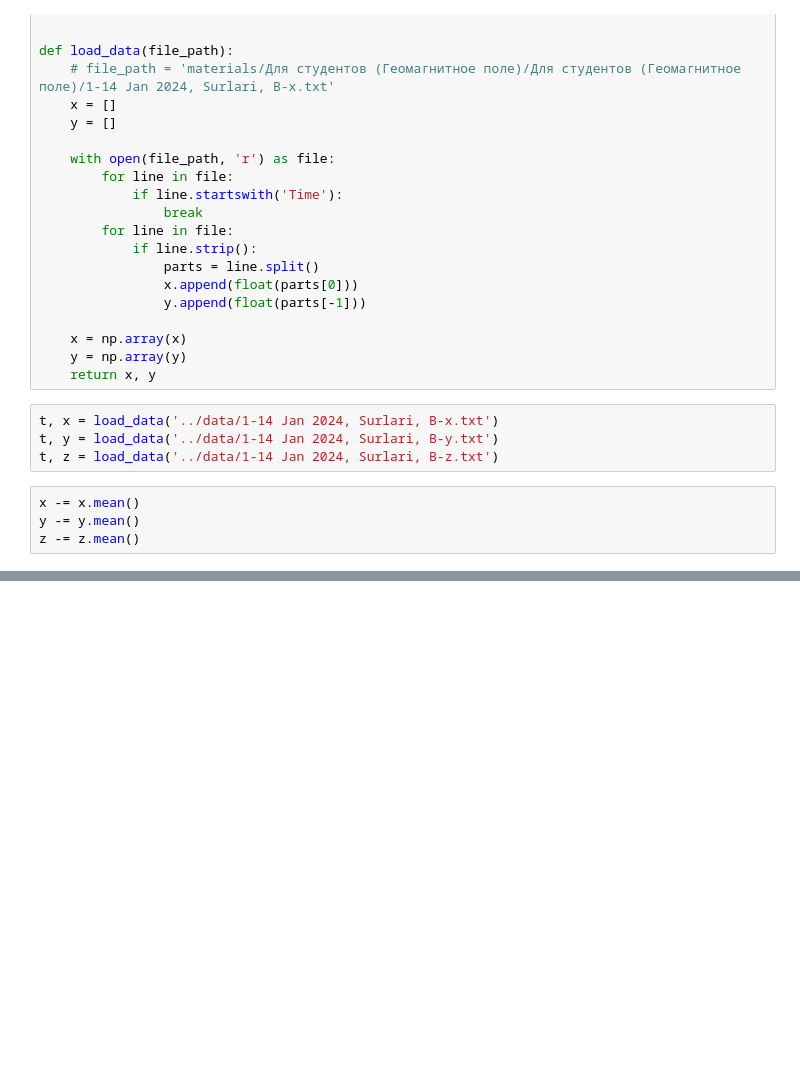
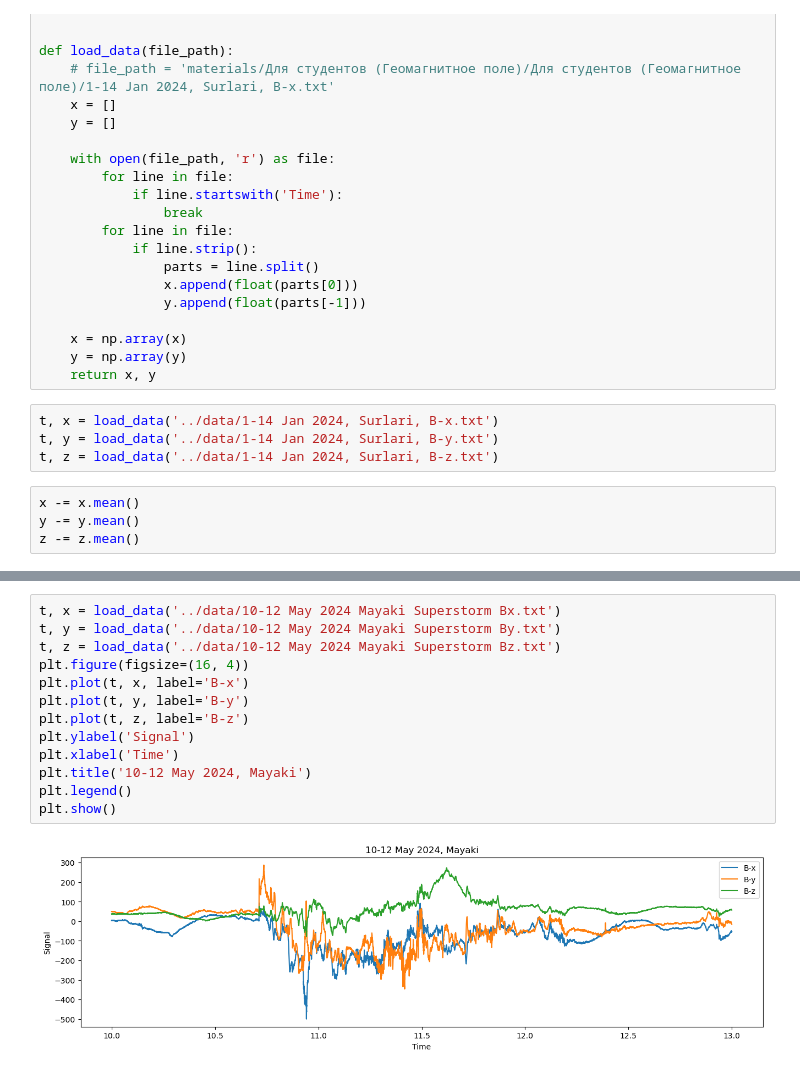
Before and after one commit to alexmarmaliuk/Space_Weather_Project, a Jupyter notebook: drafts/full_view.ipynb, the cells around one changed output, grey strips where cells are left out. Saved outputs shown, nothing was run; the diff lists cells and outputs as text; blank space fills up the shorter version.

```diff
--- a/drafts/full_view.ipynb
+++ b/drafts/full_view.ipynb
@@ -66,0 +65,15 @@ plt.show()
+# %%
+t, x = load_data('../data/10-12 May 2024 Mayaki Superstorm Bx.txt')
+t, y = load_data('../data/10-12 May 2024 Mayaki Superstorm By.txt')
+t, z = load_data('../data/10-12 May 2024 Mayaki Superstorm Bz.txt')
+plt.figure(figsize=(16, 4))
+plt.plot(t, x, label='B-x')
+plt.plot(t, y, label='B-y')
+plt.plot(t, z, label='B-z')
+plt.ylabel('Signal')
+plt.xlabel('Time')
+plt.title('10-12 May 2024, Mayaki')
+plt.legend()
+plt.show()
+# %% [output]
+[figure, added]
```
Also changed, not shown: parts of 4 cells of this notebook, 22 other files.
